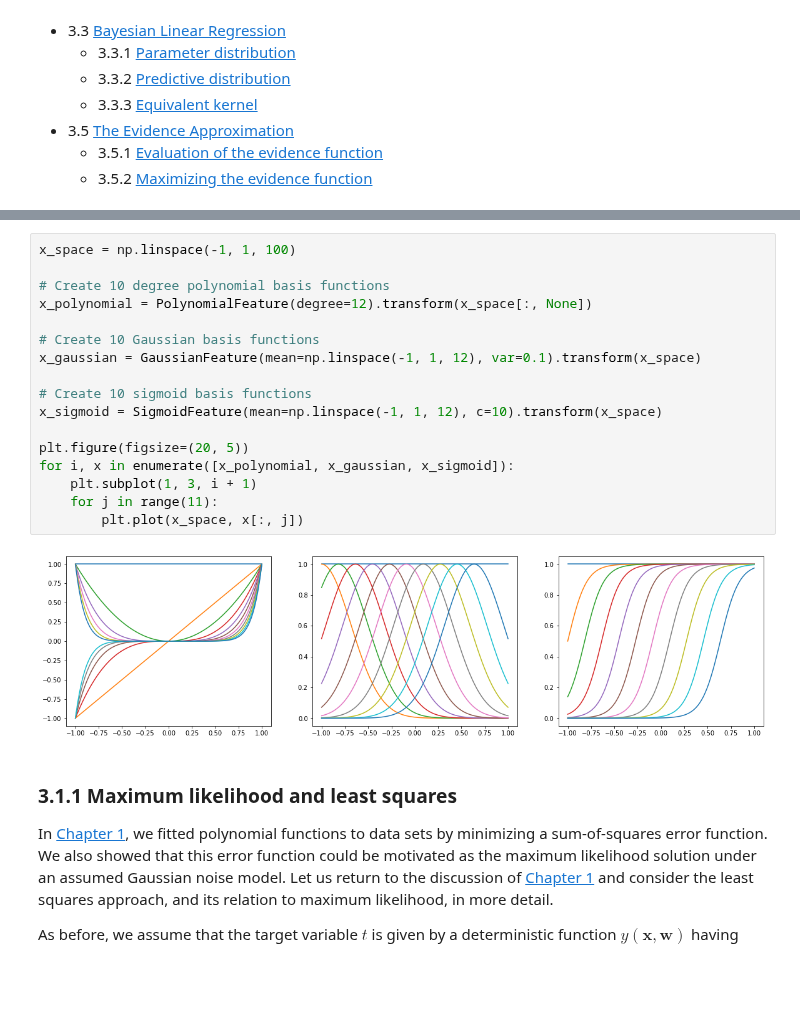
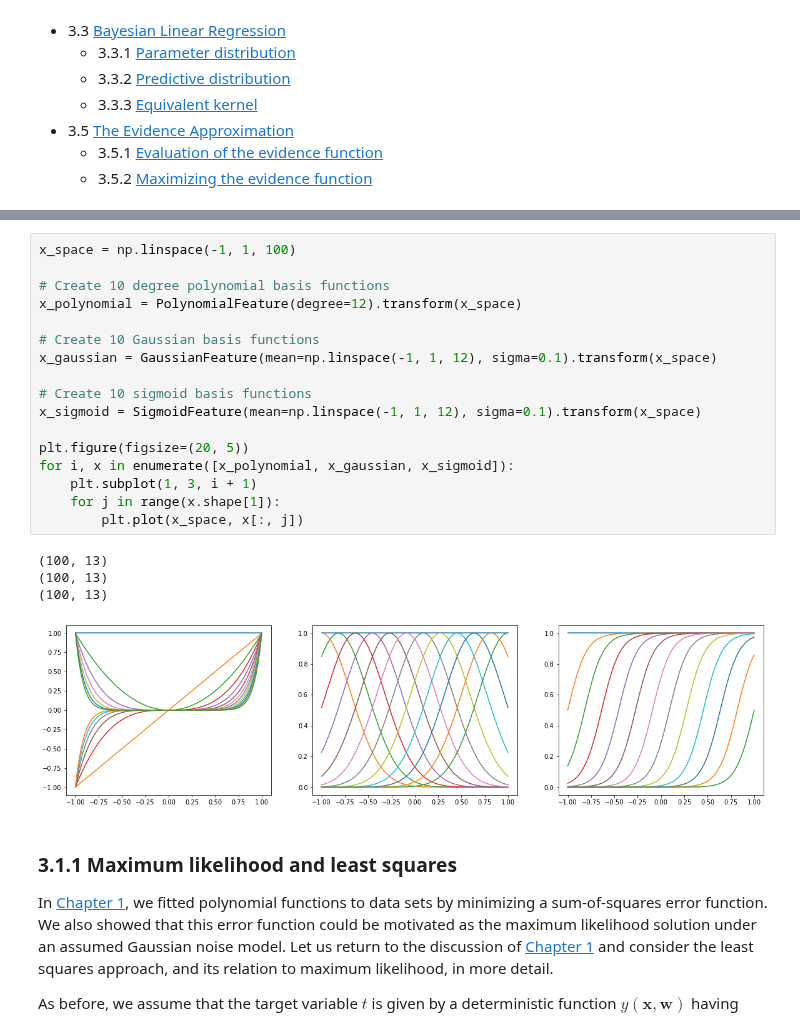
Before and after one commit to vagmcs/PRML, a Jupyter notebook: notebooks/ch3_linear_models_for_regression.ipynb, the cells around one changed output, grey strips where cells are left out. Drawn from its saved outputs; the diff is of its cells as text; blank space fills up the shorter version.

Commit message:
fix: changes var and c arguments to sigma

```diff
--- a/notebooks/ch3_linear_models_for_regression.ipynb
+++ b/notebooks/ch3_linear_models_for_regression.ipynb
@@ -86,22 +85,25 @@ We present examples of these three families of basis functions using different p
 # %%
 x_space = np.linspace(-1, 1, 100)
 
 # Create 10 degree polynomial basis functions
-x_polynomial = PolynomialFeature(degree=12).transform(x_space[:, None])
+x_polynomial = PolynomialFeature(degree=12).transform(x_space)
 
 # Create 10 Gaussian basis functions
-x_gaussian = GaussianFeature(mean=np.linspace(-1, 1, 12), var=0.1).transform(x_space)
+x_gaussian = GaussianFeature(mean=np.linspace(-1, 1, 12), sigma=0.1).transform(x_space)
 
 # Create 10 sigmoid basis functions
-x_sigmoid = SigmoidFeature(mean=np.linspace(-1, 1, 12), c=10).transform(x_space)
+x_sigmoid = SigmoidFeature(mean=np.linspace(-1, 1, 12), sigma=0.1).transform(x_space)
 
 plt.figure(figsize=(20, 5))
 for i, x in enumerate([x_polynomial, x_gaussian, x_sigmoid]):
     plt.subplot(1, 3, i + 1)
-    for j in range(11):
+    for j in range(x.shape[1]):
         plt.plot(x_space, x[:, j])
 # %% [output]
+(100, 13)
+(100, 13)
+(100, 13)
-[figure, old version]
+[figure, new version]
 # %% [markdown]
 ### 3.1.1 Maximum likelihood and least squares
 
```
Also changed, not shown: parts of 5 cells of this notebook.
